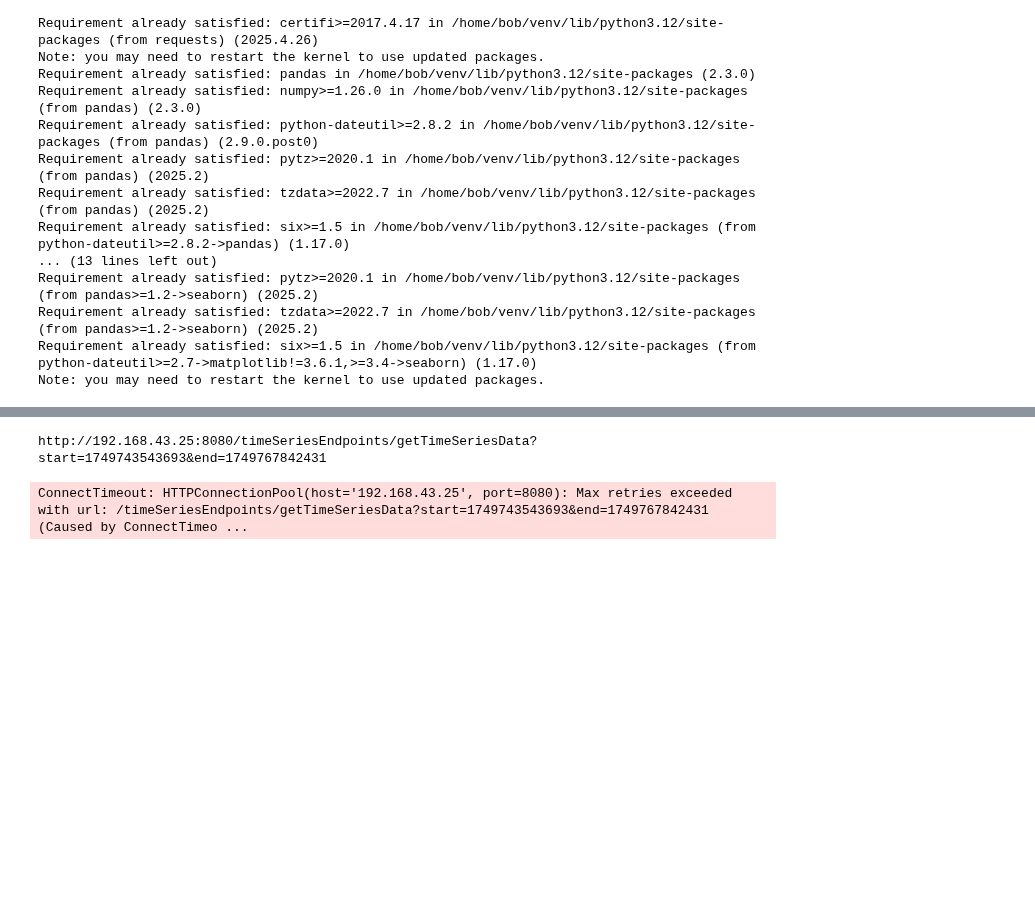
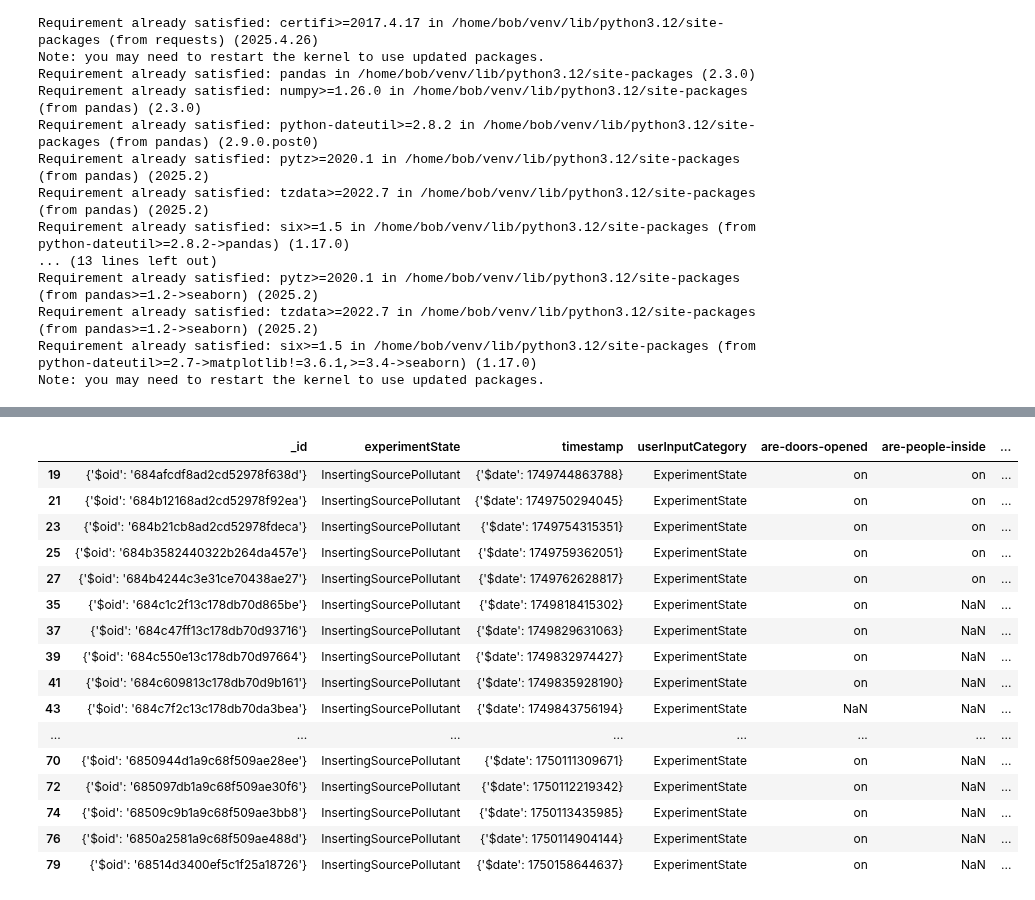
Before and after one commit to Andreas-Ts/Diploma-Project, a Jupyter notebook: dataAnalysis and machine learning/dataAnalysis.ipynb, the cells around one changed output, grey strips where cells are left out. Drawn from its saved outputs; the diff is of its cells as text; code cells hidden in the pictures; blank space fills up the shorter version.

Commit message:
tcp starting changes

```diff
--- a/dataAnalysis and machine learning/dataAnalysis.ipynb
+++ b/dataAnalysis and machine learning/dataAnalysis.ipynb
@@ -98,2 +151,20 @@ df_userInputData.drop(columns = ["timestamp"])
 # %%
-df_userInputData[df_userInputData["pollutant-type"] == "Φαρμακευτικό αλκοόλ 95%"]
+df_userInputData[df_userInputData["item-used"] == "Φαρμακευτικό αλκοόλ 95%"]
+# %% [output]
+|  | _id | experimentState | timestamp | userInputCategory | are-doors-opened | are-people-inside | ... |
+| 19 | {'$oid': '684afcdf8ad2cd52978f638d'} | InsertingSourcePollutant | {'$date': 1749744863788} | ExperimentState | on | on | ... |
+| 21 | {'$oid': '684b12168ad2cd52978f92ea'} | InsertingSourcePollutant | {'$date': 1749750294045} | ExperimentState | on | on | ... |
+| 23 | {'$oid': '684b21cb8ad2cd52978fdeca'} | InsertingSourcePollutant | {'$date': 1749754315351} | ExperimentState | on | on | ... |
+| 25 | {'$oid': '684b3582440322b264da457e'} | InsertingSourcePollutant | {'$date': 1749759362051} | ExperimentState | on | on | ... |
+| 27 | {'$oid': '684b4244c3e31ce70438ae27'} | InsertingSourcePollutant | {'$date': 1749762628817} | ExperimentState | on | on | ... |
+| 35 | {'$oid': '684c1c2f13c178db70d865be'} | InsertingSourcePollutant | {'$date': 1749818415302} | ExperimentState | on | NaN | ... |
+| 37 | {'$oid': '684c47ff13c178db70d93716'} | InsertingSourcePollutant | {'$date': 1749829631063} | ExperimentState | on | NaN | ... |
+| 39 | {'$oid': '684c550e13c178db70d97664'} | InsertingSourcePollutant | {'$date': 1749832974427} | ExperimentState | on | NaN | ... |
+| 41 | {'$oid': '684c609813c178db70d9b161'} | InsertingSourcePollutant | {'$date': 1749835928190} | ExperimentState | on | NaN | ... |
+| 43 | {'$oid': '684c7f2c13c178db70da3bea'} | InsertingSourcePollutant | {'$date': 1749843756194} | ExperimentState | NaN | NaN | ... |
+| ... | ... | ... | ... | ... | ... | ... | ... |
+| 70 | {'$oid': '6850944d1a9c68f509ae28ee'} | InsertingSourcePollutant | {'$date': 1750111309671} | ExperimentState | on | NaN | ... |
+| 72 | {'$oid': '685097db1a9c68f509ae30f6'} | InsertingSourcePollutant | {'$date': 1750112219342} | ExperimentState | on | NaN | ... |
+| 74 | {'$oid': '68509c9b1a9c68f509ae3bb8'} | InsertingSourcePollutant | {'$date': 1750113435985} | ExperimentState | on | NaN | ... |
+| 76 | {'$oid': '6850a2581a9c68f509ae488d'} | InsertingSourcePollutant | {'$date': 1750114904144} | ExperimentState | on | NaN | ... |
+| 79 | {'$oid': '68514d3400ef5c1f25a18726'} | InsertingSourcePollutant | {'$date': 1750158644637} | ExperimentState | on | NaN | ... |
@@ -118,10 +170,0 @@ print(result)
-# %%
-start_time = df_userInputData.loc[18,"epoch_ms"]
-end_time   = df_userInputData.loc[30,"epoch_ms"]
-
-url = "http://192.168.43.25:8080/timeSeriesEndpoints/getTimeSeriesData?start=" + str(start_time) + '&end=' +str(end_time)
-print(url)
-df_timeSeriesDuringExperiments = pd.DataFrame.from_dict(getData(url))
-# %% [output]
-http://192.168.43.25:8080/timeSeriesEndpoints/getTimeSeriesData?start=1749743543693&end=1749767842431
-ConnectTimeout: HTTPConnectionPool(host='192.168.43.25', port=8080): Max retries exceeded with url: /timeSeriesEndpoints/getTimeSeriesData?start=1749743543693&end=1749767842431 (Caused by ConnectTimeo ...
```
Also changed, not shown: parts of 19 cells of this notebook, 18 other files.
